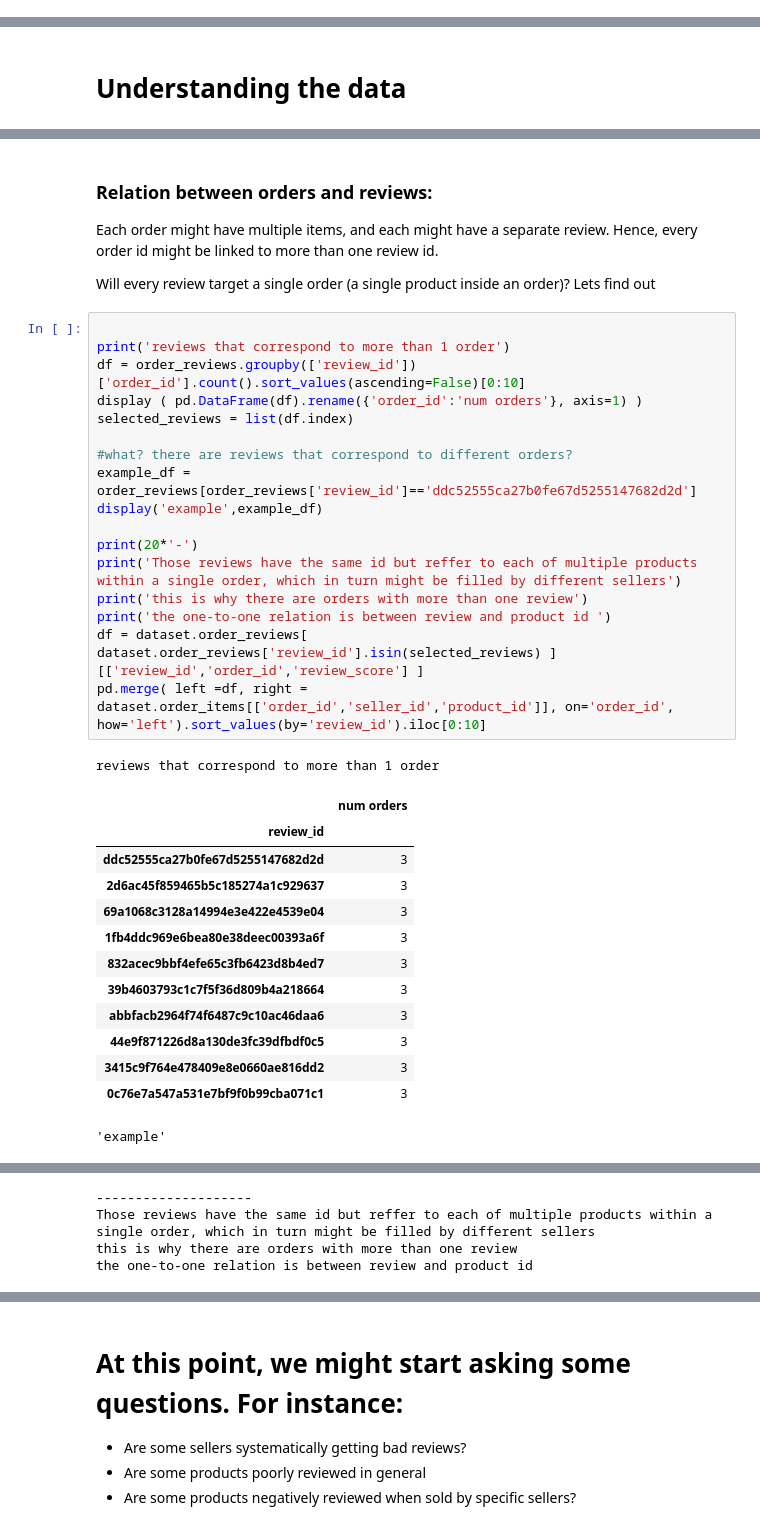
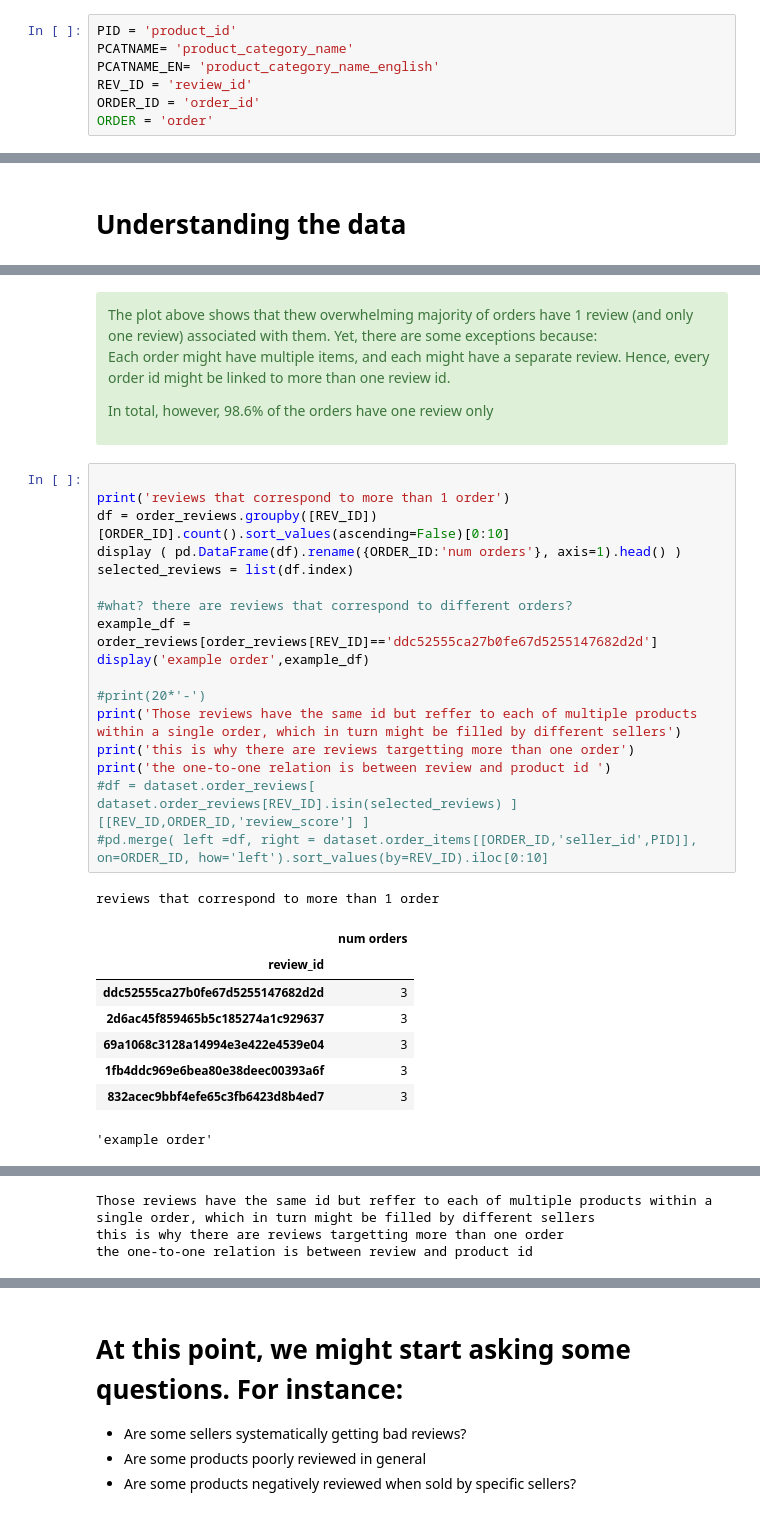
Before and after one commit to xavierbox/OlistAnalysis, a Jupyter notebook: 1.load_understand_data.ipynb, the cells around one changed output, grey strips where cells are left out. Drawn from its saved outputs; the diff is of its cells as text.

```diff
--- a/1.load_understand_data.ipynb
+++ b/1.load_understand_data.ipynb
@@ -43,3 +48,10 @@ from src.data.data_server import DataServer
+# %%
+PID = 'product_id'
+PCATNAME= 'product_category_name'
+PCATNAME_EN= 'product_category_name_english'
+REV_ID = 'review_id'
+ORDER_ID = 'order_id'
+ORDER = 'order'
 # %% [markdown]
 # Loading data
 # %%
@@ -115,48 +150,44 @@ dtype: int64
 # %% [markdown]
+<div class="alert alert-success">
+The plot above shows that thew overwhelming majority of orders have 1 review (and only one review) associated with them.
+Yet, there are some exceptions because:
 
-### Relation between orders and reviews:
+Each order might have multiple items, and each might have a separate review.
+Hence, every order id might be linked to more than one review id.
 
-Each order might have multiple items, and each might have a separate review. Hence, every order id might be
-linked to more than one review id.
-
-Will every review target a single order (a single product inside an order)?  Lets find out
+In total, however, 98.6% of the orders have one review only
+</div>
 # %%
 
 print('reviews that correspond to more than 1 order')
-df = order_reviews.groupby(['review_id'])['order_id'].count().sort_values(ascending=False)[0:10]
-display ( pd.DataFrame(df).rename({'order_id':'num orders'}, axis=1) )
+df = order_reviews.groupby([REV_ID])[ORDER_ID].count().sort_values(ascending=False)[0:10]
+display ( pd.DataFrame(df).rename({ORDER_ID:'num orders'}, axis=1).head() )
 selected_reviews = list(df.index)
 
 #what? there are reviews that correspond to different orders?
-example_df = order_reviews[order_reviews['review_id']=='ddc52555ca27b0fe67d5255147682d2d']
-display('example',example_df)
+example_df = order_reviews[order_reviews[REV_ID]=='ddc52555ca27b0fe67d5255147682d2d']
+display('example order',example_df)
 
-print(20*'-')
+#print(20*'-')
 print('Those reviews have the same id but reffer to each of multiple products within a single order, which in turn might be filled by different sellers')
-print('this is why there are orders with more than one review')
+print('this is why there are reviews targetting more than one order')
 print('the one-to-one relation is between review and product id ')
-df = dataset.order_reviews[ dataset.order_reviews['review_id'].isin(selected_reviews) ][['review_id','order_id','review_score'] ]
-pd.merge( left =df, right = dataset.order_items[['order_id','seller_id','product_id']], on='order_id', how='left').sort_values(by='review_id').iloc[0:10]
+#df = dataset.order_reviews[ dataset.order_reviews[REV_ID].isin(selected_reviews) ][[REV_ID,ORDER_ID,'review_score'] ]
+#pd.merge( left =df, right = dataset.order_items[[ORDER_ID,'seller_id',PID]], on=ORDER_ID, how='left').sort_values(by=REV_ID).iloc[0:10]
 # %% [output]
 reviews that correspond to more than 1 order
 |  | num orders |
 | review_id |  |
 | ddc52555ca27b0fe67d5255147682d2d | 3 |
 | 2d6ac45f859465b5c185274a1c929637 | 3 |
 | 69a1068c3128a14994e3e422e4539e04 | 3 |
 | 1fb4ddc969e6bea80e38deec00393a6f | 3 |
 | 832acec9bbf4efe65c3fb6423d8b4ed7 | 3 |
-| 39b4603793c1c7f5f36d809b4a218664 | 3 |
-| abbfacb2964f74f6487c9c10ac46daa6 | 3 |
-| 44e9f871226d8a130de3fc39dfbdf0c5 | 3 |
-| 3415c9f764e478409e8e0660ae816dd2 | 3 |
-| 0c76e7a547a531e7bf9f0b99cba071c1 | 3 |
-'example'
+'example order'
 |  | review_id | order_id | review_score | review_comment_title | review_comment_message | review_creation_date | ... |
 | 7263 | ddc52555ca27b0fe67d5255147682d2d | afed4265a8b956d840bc032e54dfccd1 | 4 | NaN | NaN | 2017-08-11 | ... |
 | 10112 | ddc52555ca27b0fe67d5255147682d2d | 3c1098cb17277b62cfc709c7a9b500f5 | 4 | NaN | NaN | 2017-08-11 | ... |
 | 45434 | ddc52555ca27b0fe67d5255147682d2d | d6dde74bdeb424af6b660214881b4845 | 4 | NaN | NaN | 2017-08-11 | ... |
---------------------
 Those reviews have the same id but reffer to each of multiple products within a single order, which in turn might be filled by different sellers
-this is why there are orders with more than one review
+this is why there are reviews targetting more than one order
 the one-to-one relation is between review and product id
```
Also changed, not shown: parts of 27 cells of this notebook, 3 other files.
